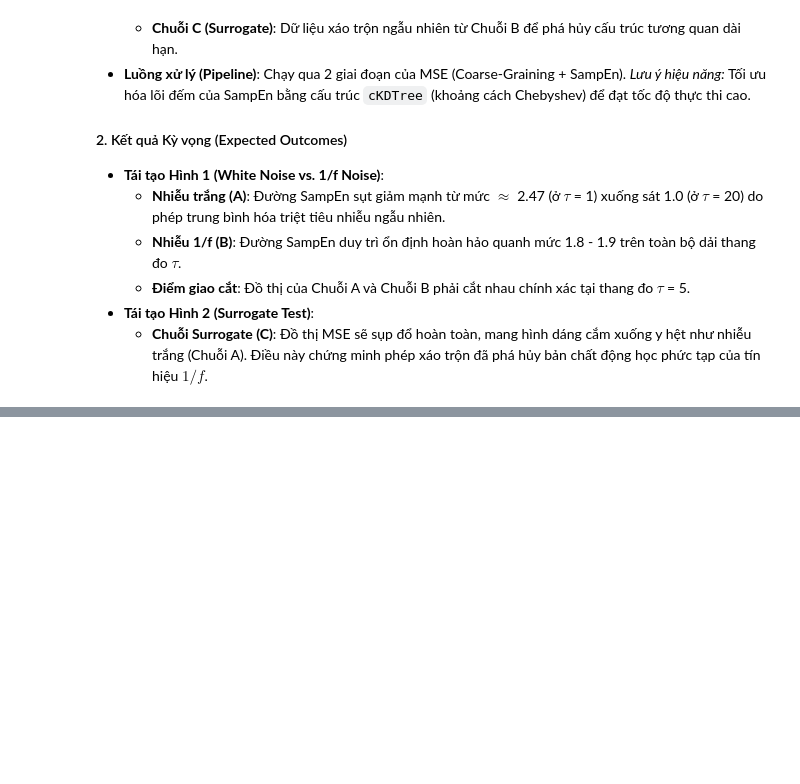
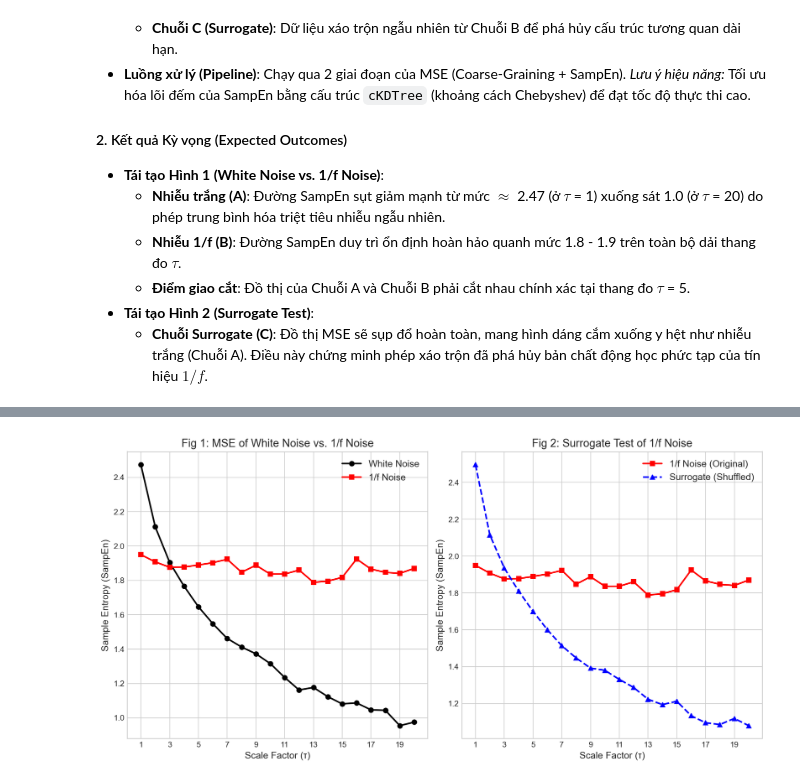
Before and after one commit to Vutu2003/Nonlinear-Time-Series-Analysis, a Jupyter notebook: paper_replications/Costa_2002_Multiscaling_Entropy.ipynb, the cells around one changed output, grey strips where cells are left out. Cells and saved outputs as stored; diff of their text form; code cells hidden in the pictures; blank space fills up the shorter version.

```diff
--- a/paper_replications/Costa_2002_Multiscaling_Entropy.ipynb
+++ b/paper_replications/Costa_2002_Multiscaling_Entropy.ipynb
@@ -29,3 +29,100 @@ import os
 from typing import Optional
 sys.path.append(os.path.abspath(".."))
 from core_ntsa.mse import mse
+# %%
+# =============================================================================
+# 1. SYSTEM PARAMETERS (THIẾT LẬP HỆ THỐNG)
+# =============================================================================
+N = 10000          # Độ dài chuỗi
+m = 2              # Chiều nhúng
+r_coeff = 0.15     # Hệ số dung sai (0.15 * SD)
+max_scale = 20     # Thang đo tối đa
+
+
+# =============================================================================
+# 2. DATA GENERATION (SINH DỮ LIỆU)
+# =============================================================================
+def generate_white_noise(n: int) -> np.ndarray:
+    """Sinh nhiễu trắng Gaussian (Chuỗi A)."""
+    return np.random.normal(0, 1, n)
+
+def generate_1f_noise(n: int) -> np.ndarray:
+    """Sinh nhiễu 1/f qua biến đổi FFT/IFFT từ nhiễu trắng phân phối đều (Chuỗi B)."""
+    # Nhiễu trắng phân phối đều
+    white = np.random.uniform(-1, 1, n)
+
+    # Chuyển sang miền tần số
+    X = np.fft.rfft(white)
+    freqs = np.fft.rfftfreq(n)
+
+    # Tránh lỗi chia cho 0 tại tần số 0
+    freqs[0] = 1.0
+
+    # Áp đặt biên độ phổ tỷ lệ nghịch với sqrt(f) (để công suất tỷ lệ 1/f)
+    X = X / np.sqrt(freqs)
+    X[0] = 0.0 # Loại bỏ thành phần DC
+
+    # Biến đổi ngược về miền thời gian
+    noise_1f = np.fft.irfft(X, n=n)
+
+    # Chuẩn hóa về phương sai = 1 để so sánh công bằng
+    return noise_1f / np.std(noise_1f)
+
+def generate_surrogate(signal: np.ndarray) -> np.ndarray:
+    """Sinh dữ liệu thế mạng bằng cách xáo trộn ngẫu nhiên (Chuỗi C)."""
+    return np.random.permutation(signal)
+
+# Cố định seed để đảm bảo khả năng tái tạo kết quả
+np.random.seed(42)
+
+white_noise = generate_white_noise(N)
+noise_1f = generate_1f_noise(N)
+surrogate_1f = generate_surrogate(noise_1f)
+
+
+# =============================================================================
+# 3. PROCESSING PIPELINE (TÍNH TOÁN MULTISCALE ENTROPY)
+# =============================================================================
+print("Đang tính MSE cho Chuỗi A (White Noise)...")
+mse_white = mse(white_noise, max_scale=max_scale, m=m, r_coeff=r_coeff)
+
+print("Đang tính MSE cho Chuỗi B (1/f Noise)...")
+mse_1f = mse(noise_1f, max_scale=max_scale, m=m, r_coeff=r_coeff)
+
+print("Đang tính MSE cho Chuỗi C (Surrogate 1/f)...")
+mse_surr = mse(surrogate_1f, max_scale=max_scale, m=m, r_coeff=r_coeff)
+
+
+# =============================================================================
+# 4. VISUALIZATION (TRỰC QUAN HÓA KẾT QUẢ)
+# =============================================================================
+plt.style.use('seaborn-v0_8-whitegrid')
+fig, axes = plt.subplots(1, 2, figsize=(12, 6), dpi=150)
+
+scales = mse_white['scale']
+
+# Hình 1: White Noise vs 1/f Noise
+axes[0].plot(scales, mse_white['entropy'], marker='o', color='black',
+             linestyle='-', linewidth=2, label='White Noise')
+axes[0].plot(scales, mse_1f['entropy'], marker='s', color='red',
+             linestyle='-', linewidth=2, label='1/f Noise')
+axes[0].set_title('Fig 1: MSE of White Noise vs. 1/f Noise', fontsize=14)
+axes[0].set_xlabel('Scale Factor (τ)', fontsize=12)
+axes[0].set_ylabel('Sample Entropy (SampEn)', fontsize=12)
+axes[0].set_xticks(np.arange(1, max_scale + 1, 2))
+axes[0].legend(fontsize=12)
+
+# Hình 2: 1/f Noise vs Surrogate
+axes[1].plot(scales, mse_1f['entropy'], marker='s', color='red',
+             linestyle='-', linewidth=2, label='1/f Noise (Original)')
+axes[1].plot(scales, mse_surr['entropy'], marker='^', color='blue',
+             linestyle='--', linewidth=2, label='Surrogate (Shuffled)')
+axes[1].set_title('Fig 2: Surrogate Test of 1/f Noise', fontsize=14)
+axes[1].set_xlabel('Scale Factor (τ)', fontsize=12)
+axes[1].set_ylabel('Sample Entropy (SampEn)', fontsize=12)
+axes[1].set_xticks(np.arange(1, max_scale + 1, 2))
+axes[1].legend(fontsize=12)
+
+plt.tight_layout()
+plt.show()
+# %% [output]
@@ -31,0 +132 @@ from core_ntsa.mse import mse
+[figure, added]
```
Also changed, not shown: parts of 1 cell of this notebook.
